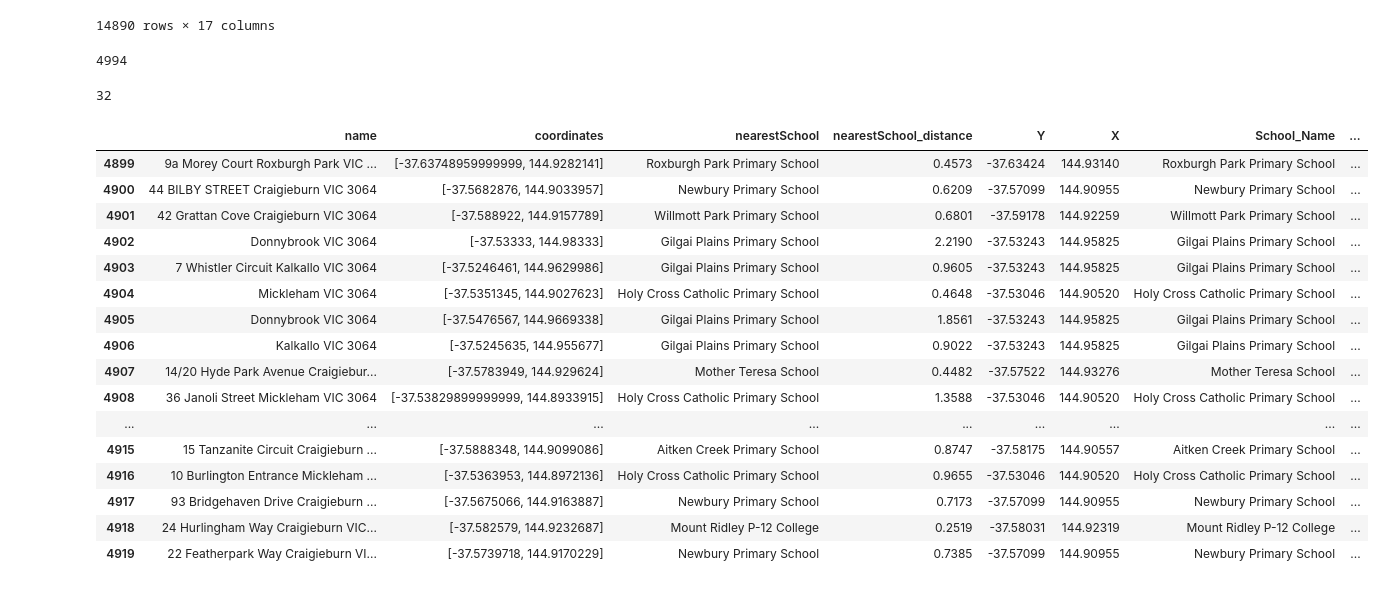
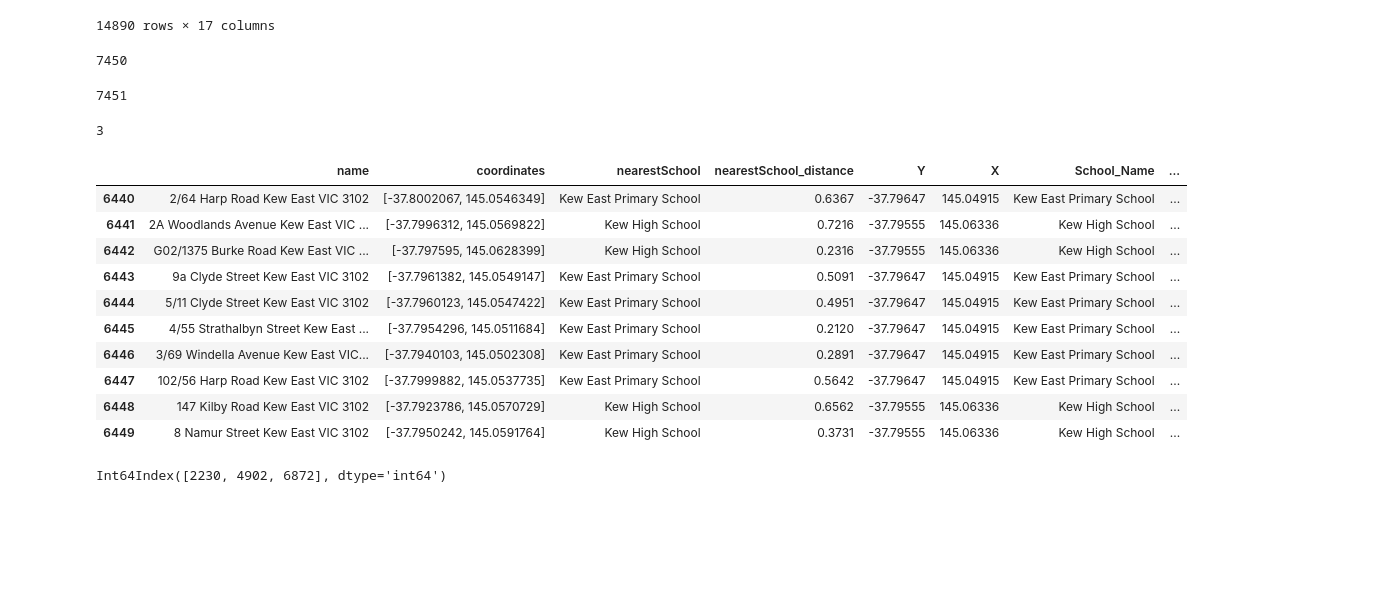
Before and after one commit to MAST30034-Applied-Data-Science/generic-real-estate-consulting-project-group-60, a Jupyter notebook: notebooks/distance_to_school.ipynb, the cells around one changed output. Cells and saved outputs as stored; diff of their text form; code cells hidden in the pictures; blank space fills up the shorter version.

Commit message:
updated distance to station in 2022

```diff
--- a/notebooks/distance_to_school.ipynb
+++ b/notebooks/distance_to_school.ipynb
@@ -857,7 +857,7 @@ count = 0
 a = datetime.now()
 # 7450
 
-for index in range(4900,7451):
+for index in range(6873,7451):
 
 
     try:
@@ -926,3 +924,6 @@ ConnectionError: HTTPSConnectionPool(host='api.openrouteservice.org', port=443):
+# %%
+new_data.iloc[6872,15] = 'station_distance_txt'
+new_data.iloc[6872,16] = 'station_duration_txt'
 # %%
 new_data
 # %% [output]
@@ -939,32 +940,30 @@ new_data
 | 14888 | Inverloch VIC 3996 | [-38.6314613, 145.7293638] | Inverloch Primary School | 0.0710 | -38.63120 | 145.72862 | Inverloch Primary School | ... |
 | 14889 | 64 Dixon Street Inverloch VIC 3996 | [-38.6313719, 145.717275] | Inverloch Primary School | 0.9880 | -38.63120 | 145.72862 | Inverloch Primary School | ... |
 14890 rows × 17 columns
+# %%
+index
+# %% [output]
+7450
 # %%
 14890 - sum(pd.isnull(new_data['real_station_duration']))
 # %% [output]
-4994
+7451
 # %%
 import collections
 print(collections.Counter(new_data.real_station_duration.to_list())['station_duration_txt'])
 # %% [output]
-32
+3
 # %%
-new_data.iloc[4899:4920,:]
+new_data.iloc[6440:6450,:]
 # %% [output]
 |  | name | coordinates | nearestSchool | nearestSchool_distance | Y | X | School_Name | ... |
-| 4899 | 9a Morey Court Roxburgh Park VIC ... | [-37.63748959999999, 144.9282141] | Roxburgh Park Primary School | 0.4573 | -37.63424 | 144.93140 | Roxburgh Park Primary School | ... |
-| 4900 | 44 BILBY STREET Craigieburn VIC 3064 | [-37.5682876, 144.9033957] | Newbury Primary School | 0.6209 | -37.57099 | 144.90955 | Newbury Primary School | ... |
-| 4901 | 42 Grattan Cove Craigieburn VIC 3064 | [-37.588922, 144.9157789] | Willmott Park Primary School | 0.6801 | -37.59178 | 144.92259 | Willmott Park Primary School | ... |
-| 4902 | Donnybrook VIC 3064 | [-37.53333, 144.98333] | Gilgai Plains Primary School | 2.2190 | -37.53243 | 144.95825 | Gilgai Plains Primary School | ... |
-| 4903 | 7 Whistler Circuit Kalkallo VIC 3064 | [-37.5246461, 144.9629986] | Gilgai Plains Primary School | 0.9605 | -37.53243 | 144.95825 | Gilgai Plains Primary School | ... |
-| 4904 | Mickleham VIC 3064 | [-37.5351345, 144.9027623] | Holy Cross Catholic Primary School | 0.4648 | -37.53046 | 144.90520 | Holy Cross Catholic Primary School | ... |
-| 4905 | Donnybrook VIC 3064 | [-37.5476567, 144.9669338] | Gilgai Plains Primary School | 1.8561 | -37.53243 | 144.95825 | Gilgai Plains Primary School | ... |
-| 4906 | Kalkallo VIC 3064 | [-37.5245635, 144.955677] | Gilgai Plains Primary School | 0.9022 | -37.53243 | 144.95825 | Gilgai Plains Primary School | ... |
-| 4907 | 14/20 Hyde Park Avenue Craigiebur... | [-37.5783949, 144.929624] | Mother Teresa School | 0.4482 | -37.57522 | 144.93276 | Mother Teresa School | ... |
-| 4908 | 36 Janoli Street Mickleham VIC 3064 | [-37.53829899999999, 144.8933915] | Holy Cross Catholic Primary School | 1.3588 | -37.53046 | 144.90520 | Holy Cross Catholic Primary School | ... |
-| ... | ... | ... | ... | ... | ... | ... | ... | ... |
-| 4915 | 15 Tanzanite Circuit Craigieburn ... | [-37.5888348, 144.9099086] | Aitken Creek Primary School | 0.8747 | -37.58175 | 144.90557 | Aitken Creek Primary School | ... |
-| 4916 | 10 Burlington Entrance Mickleham ... | [-37.5363953, 144.8972136] | Holy Cross Catholic Primary School | 0.9655 | -37.53046 | 144.90520 | Holy Cross Catholic Primary School | ... |
-| 4917 | 93 Bridgehaven Drive Craigieburn ... | [-37.5675066, 144.9163887] | Newbury Primary School | 0.7173 | -37.57099 | 144.90955 | Newbury Primary School | ... |
-| 4918 | 24 Hurlingham Way Craigieburn VIC... | [-37.582579, 144.9232687] | Mount Ridley P-12 College | 0.2519 | -37.58031 | 144.92319 | Mount Ridley P-12 College | ... |
-| 4919 | 22 Featherpark Way Craigieburn VI... | [-37.5739718, 144.9170229] | Newbury Primary School | 0.7385 | -37.57099 | 144.90955 | Newbury Primary School | ... |
+| 6440 | 2/64 Harp Road Kew East VIC 3102 | [-37.8002067, 145.0546349] | Kew East Primary School | 0.6367 | -37.79647 | 145.04915 | Kew East Primary School | ... |
+| 6441 | 2A Woodlands Avenue Kew East VIC ... | [-37.7996312, 145.0569822] | Kew High School | 0.7216 | -37.79555 | 145.06336 | Kew High School | ... |
+| 6442 | G02/1375 Burke Road Kew East VIC ... | [-37.797595, 145.0628399] | Kew High School | 0.2316 | -37.79555 | 145.06336 | Kew High School | ... |
+| 6443 | 9a Clyde Street Kew East VIC 3102 | [-37.7961382, 145.0549147] | Kew East Primary School | 0.5091 | -37.79647 | 145.04915 | Kew East Primary School | ... |
+| 6444 | 5/11 Clyde Street Kew East VIC 3102 | [-37.7960123, 145.0547422] | Kew East Primary School | 0.4951 | -37.79647 | 145.04915 | Kew East Primary School | ... |
+| 6445 | 4/55 Strathalbyn Street Kew East ... | [-37.7954296, 145.0511684] | Kew East Primary School | 0.2120 | -37.79647 | 145.04915 | Kew East Primary School | ... |
+| 6446 | 3/69 Windella Avenue Kew East VIC... | [-37.7940103, 145.0502308] | Kew East Primary School | 0.2891 | -37.79647 | 145.04915 | Kew East Primary School | ... |
+| 6447 | 102/56 Harp Road Kew East VIC 3102 | [-37.7999882, 145.0537735] | Kew East Primary School | 0.5642 | -37.79647 | 145.04915 | Kew East Primary School | ... |
+| 6448 | 147 Kilby Road Kew East VIC 3102 | [-37.7923786, 145.0570729] | Kew High School | 0.6562 | -37.79555 | 145.06336 | Kew High School | ... |
+| 6449 | 8 Namur Street Kew East VIC 3102 | [-37.7950242, 145.0591764] | Kew High School | 0.3731 | -37.79555 | 145.06336 | Kew High School | ... |
@@ -970,0 +972,4 @@ new_data.iloc[4899:4920,:]
+# %%
+instant_index
+# %% [output]
+Int64Index([2230, 4902, 6872], dtype='int64')
```
Also changed, not shown: parts of 3 cells of this notebook.
